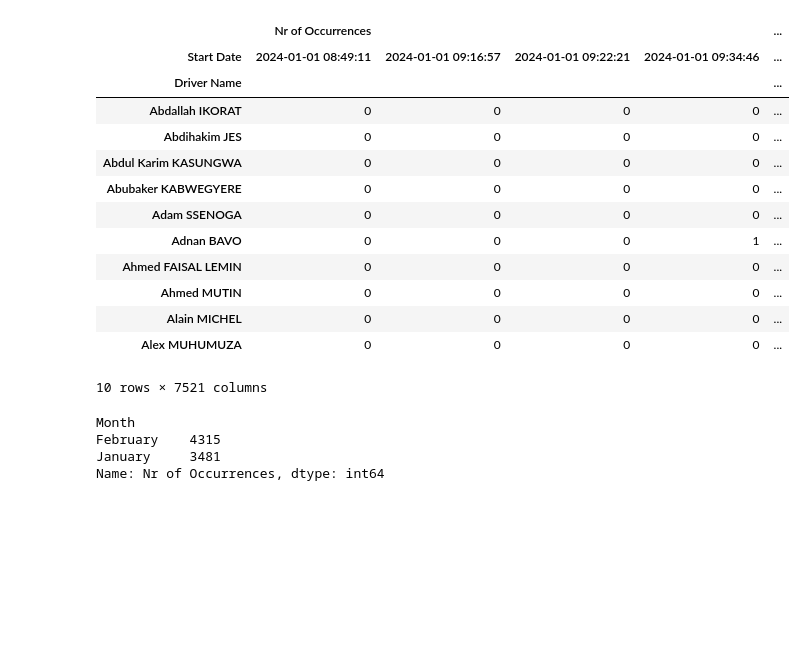
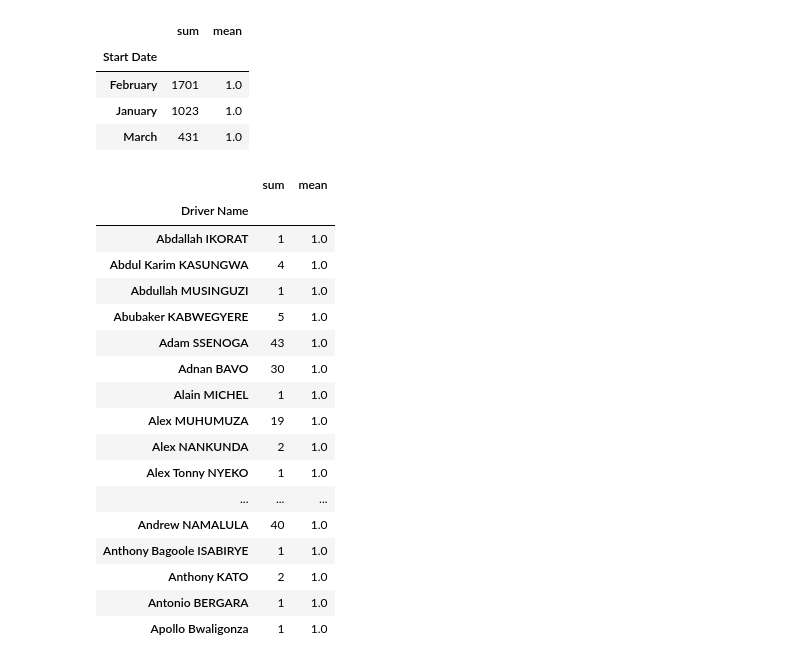
Before and after one commit to kjuda2023/DataAnalysis, a Jupyter notebook: DataAnalysis.ipynb, the cells around one changed output. Cells and saved outputs as stored; diff of their text form; code cells hidden in the pictures; blank space fills up the shorter version.

```diff
--- a/DataAnalysis.ipynb
+++ b/DataAnalysis.ipynb
@@ -3,13 +3,18 @@ import numpy as np
 import pandas as pd
 from datetime import datetime
 import matplotlib.pyplot as plt
-data=pd.read_excel("Monthly Trip Report.xlsx")
+data=pd.read_excel("Data/Monthly Trip Report.xlsx")
 df=pd.DataFrame(data)
 #Convert string to date
 #d_parser= lambda x:datetime.strptime(x,"%Y-%m-%d")
 #data2=pd.read_excel("Detailed Event Report.xlsx",parse_dates=['Start Date'], date_parser=d_parser)
-data2=pd.read_excel("Detailed Event Report.xlsx", parse_dates=['Start Date'])
+data2=pd.read_excel("Data/Detailed Event Report.xlsx", parse_dates=['Start Date'])
+data2['Start Date']=pd.to_datetime(data2['Start Date']).dt.month_name()
 df1=pd.DataFrame(data2)
+df1=df1.drop_duplicates()
+df1=df1.fillna('')
+#df1=df1.drop(columns=['Event Location','End Location','End Lat/Long','Event Value','Distance calculated from odo (km)'])
 df1.info()
+df1.describe()
 # %% [output]
 <class 'pandas.core.frame.DataFrame'>
@@ -68,26 +86,31 @@ pivot_all.describe()
 # %%
-pivot_Violations=pd.pivot_table(df1, index=["Driver Name"],columns='Start Date',values=['Nr of Occurrences'],fill_value=0,aggfunc={'Nr of Occurrences':np.sum})
+pivot_Violations=df1.groupby(['Start Date'])['Nr of Occurrences'].agg([np.sum,np.mean])
 pivot_Violations.head(10)
 # %% [output]
-|  | Nr of Occurrences |  |  |  | ... |
-| Start Date | 2024-01-01 08:49:11 | 2024-01-01 09:16:57 | 2024-01-01 09:22:21 | 2024-01-01 09:34:46 | ... |
-| Driver Name |  |  |  |  | ... |
-| Abdallah IKORAT | 0 | 0 | 0 | 0 | ... |
-| Abdihakim JES | 0 | 0 | 0 | 0 | ... |
-| Abdul Karim KASUNGWA | 0 | 0 | 0 | 0 | ... |
-| Abubaker KABWEGYERE | 0 | 0 | 0 | 0 | ... |
-| Adam SSENOGA | 0 | 0 | 0 | 0 | ... |
-| Adnan BAVO | 0 | 0 | 0 | 1 | ... |
-| Ahmed FAISAL LEMIN | 0 | 0 | 0 | 0 | ... |
-| Ahmed MUTIN | 0 | 0 | 0 | 0 | ... |
-| Alain MICHEL | 0 | 0 | 0 | 0 | ... |
-| Alex MUHUMUZA | 0 | 0 | 0 | 0 | ... |
+|  | sum | mean |
+| Start Date |  |  |
+| February | 1701 | 1.0 |
+| January | 1023 | 1.0 |
+| March | 431 | 1.0 |
-10 rows × 7521 columns
-# %%
-df1['Month']=df1['Start Date'].dt.month_name()
-df1.groupby('Month')['Nr of Occurrences'].sum()
-# %% [output]
-Month
-February    4315
-January     3481
-Name: Nr of Occurrences, dtype: int64
+# %%
+pivot_Violations=df1.groupby(['Driver Name'])['Nr of Occurrences'].agg([np.sum,np.mean],sort=False)
+pivot_Violations.head(20)
+# %% [output]
+|  | sum | mean |
+| Driver Name |  |  |
+| Abdallah IKORAT | 1 | 1.0 |
+| Abdul Karim KASUNGWA | 4 | 1.0 |
+| Abdullah MUSINGUZI | 1 | 1.0 |
+| Abubaker KABWEGYERE | 5 | 1.0 |
+| Adam SSENOGA | 43 | 1.0 |
+| Adnan BAVO | 30 | 1.0 |
+| Alain MICHEL | 1 | 1.0 |
+| Alex MUHUMUZA | 19 | 1.0 |
+| Alex NANKUNDA | 2 | 1.0 |
+| Alex Tonny NYEKO | 1 | 1.0 |
+| ... | ... | ... |
+| Andrew NAMALULA | 40 | 1.0 |
+| Anthony Bagoole ISABIRYE | 1 | 1.0 |
+| Anthony KATO | 2 | 1.0 |
+| Antonio BERGARA | 1 | 1.0 |
+| Apollo Bwaligonza | 1 | 1.0 |
```
Also changed, not shown: parts of 6 cells of this notebook.
